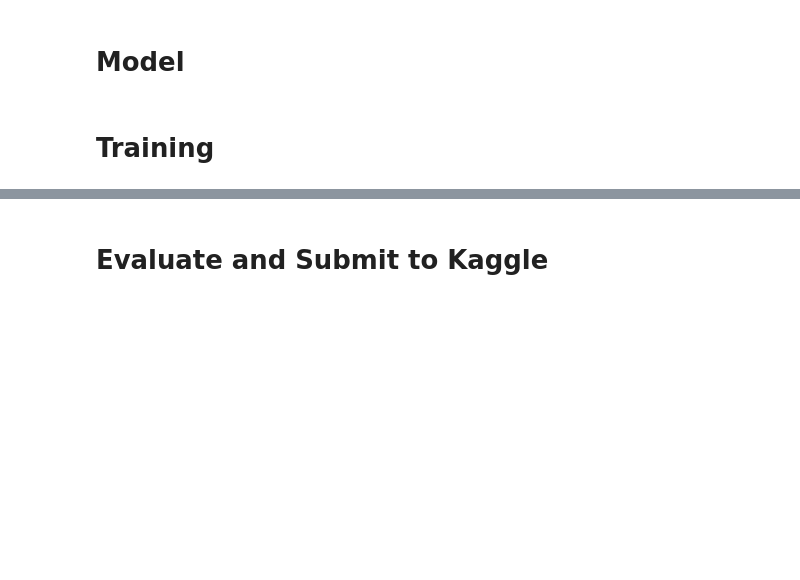
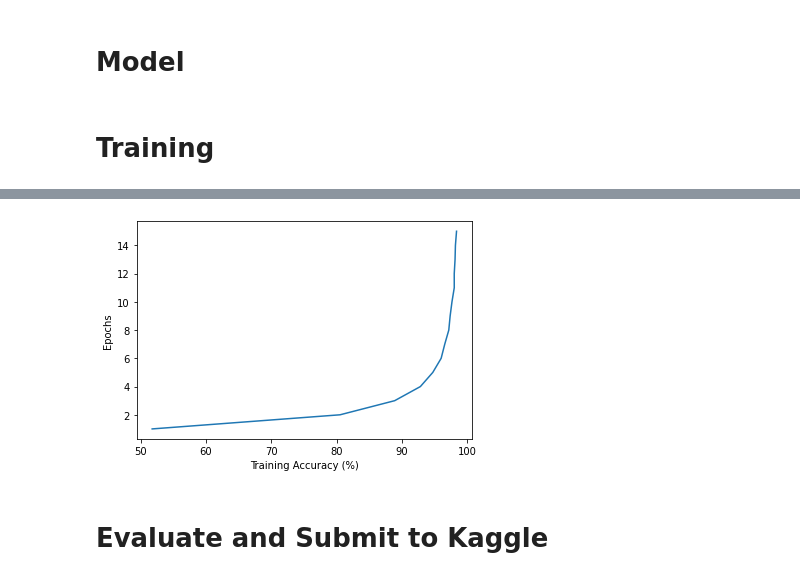
Before and after one commit to codexceed/MS-CS, a Jupyter notebook: Courses/Computer Vision/Assignment_1/Assignment_1_2_submission.ipynb, the cells around one changed output, grey strips where cells are left out. Saved outputs shown, nothing was run; the diff lists cells and outputs as text; code cells hidden in the pictures; blank space fills up the shorter version.

```diff
--- a/Courses/Computer Vision/Assignment_1/Assignment_1_2_submission.ipynb
+++ b/Courses/Computer Vision/Assignment_1/Assignment_1_2_submission.ipynb
@@ -150,11 +150,14 @@ optimizer = optim.Adam(model.parameters(), lr=lr)
 
 def train(epoch):
     model.train()
+    correct = 0
     for batch_idx, (data, target) in enumerate(train_loader):
         data = data.to(device)
         target = target.to(device)
         optimizer.zero_grad()
         output = model(data)
+        pred = output.data.max(1, keepdim=True)[1]
+        correct += pred.eq(target.data.view_as(pred)).cpu().sum()
         loss = F.cross_entropy(output, target)
         loss.backward()
         optimizer.step()
@@ -162,6 +165,11 @@ def train(epoch):
             print('Train Epoch: {} [{}/{} ({:.0f}%)]\tLoss: {:.6f}'.format(
                 epoch, batch_idx * len(data), len(train_loader.dataset),
                 100. * batch_idx / len(train_loader), loss.item()))
+
+    training_accuracy = 100*correct/len(train_loader.dataset)
+    print(f"Training accuracy: {training_accuracy}")
+    return training_accuracy
+
 
 def validation():
     model.eval()
@@ -180,9 +188,9 @@ def validation():
         validation_loss, correct, len(val_loader.dataset),
         100. * correct / len(val_loader.dataset)))
 
-
+train_accuracy_points = []
 for epoch in range(1, epochs + 1):
-    train(epoch)
+    train_accuracy_points.append(train(epoch))
     validation()
     model_file = 'model_' + str(epoch) + '.pth'
     torch.save(model.state_dict(), model_file)
@@ -205,6 +213,16 @@ Validation set: Average loss: 0.2019, Accuracy: 3658/3870 (95%)
 
 
 Saved model to model_15.pth.
+# %%
+from matplotlib import pyplot as plt
+x = train_accuracy_points
+y = list(range(1, epochs + 1))
+plt.xlabel("Training Accuracy (%)")
+plt.ylabel("Epochs")
+plt.plot(x, y)
+plt.show()
+# %% [output]
+[figure, added]
 # %% [markdown]
 # Evaluate and Submit to Kaggle
 # %%
```
Also changed, not shown: parts of 2 cells of this notebook.
